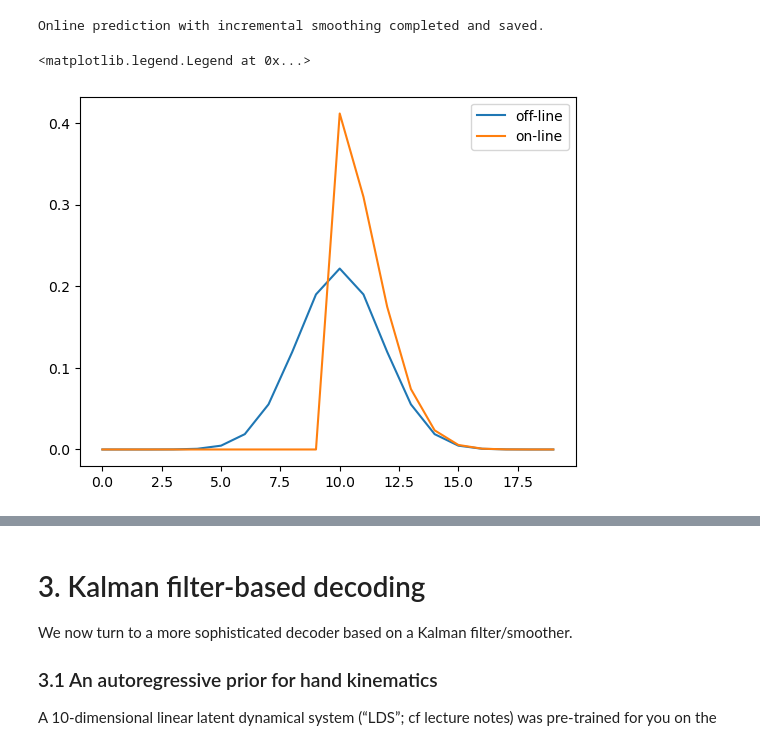
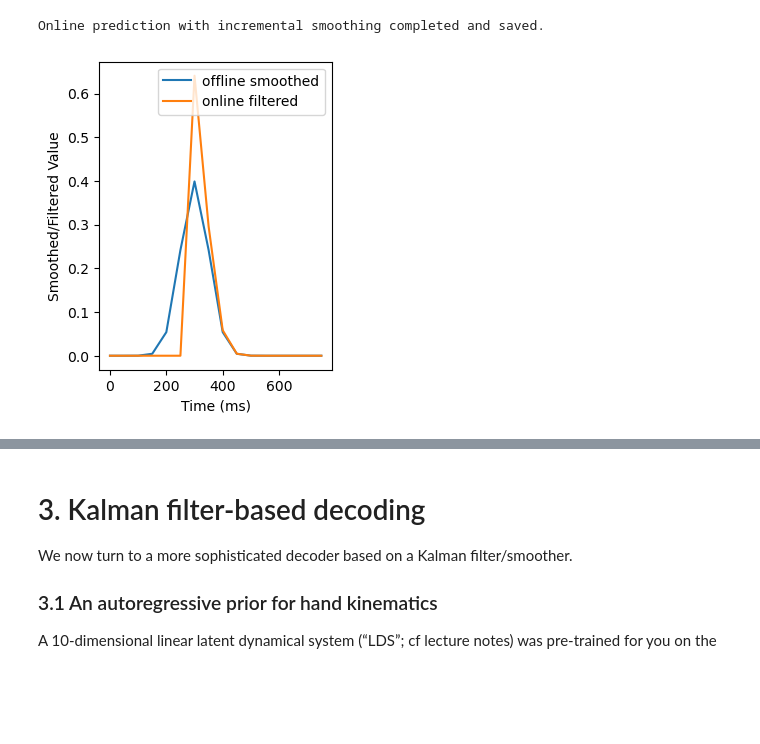
Before and after one commit to derek1909/4G10_CW2, a Jupyter notebook: 4G10-CW2-handout.ipynb, the cells around one changed output, grey strips where cells are left out. Cells and saved outputs as stored; diff of their text form; code cells hidden in the pictures; blank space fills up the shorter version.

```diff
--- a/4G10-CW2-handout.ipynb
+++ b/4G10-CW2-handout.ipynb
@@ -111,8 +111,8 @@ def ridge_regression(X, V, lambd):
     return W
 
 # Prepare data
-sigma = 1.0  # Set Gaussian smoothing window length (20ms, sigma=0.4) (80ms, sigma=1.6)
-lambda_reg = 0.8  # Regularization parameter
+sigma = 1.6  # Set Gaussian smoothing window length (20ms, sigma=0.4) (80ms, sigma=1.6)
+lambda_reg = 75 # Regularization parameter
 
 # Smooth training neural data
 smoothed_neural_train = gaussian_filter1d(neural_train, sigma=sigma, axis=2)
@@ -134,7 +134,7 @@ predicted_hand_test = W_star @ smoothed_neural_test_reshaped
 predicted_hand_test = predicted_hand_test.reshape(2, 100, T)
 
 # Save predictions
-# np.save(f'hand_test_s={sigma}_l={lambda_reg}.npy', predicted_hand_test.astype("float64"))
+np.save(f'hand_test_s={sigma}_l={lambda_reg}.npy', predicted_hand_test.astype("float64"))
 # %%
 from scipy.ndimage import gaussian_filter1d
 
@@ -193,26 +188,40 @@ print("Online prediction with incremental smoothing completed and saved.")
 # %% [output]
 Online prediction with incremental smoothing completed and saved.
 # %%
-test_zeros = np.zeros((20))
-test_zeros[10] = 1
-plt.plot(gaussian_filter1d(test_zeros, sigma=sigma),label='off-line')
+import numpy as np
+import matplotlib.pyplot as plt
+from scipy.ndimage import gaussian_filter1d
 
-
+# Define the data and smoothing function
 def online_gaussian_smooth(data, sigma, t):
     """Applies Gaussian smoothing up to time step t."""
     smoothed = gaussian_filter1d(data[:t+1], sigma=sigma, axis=0)
     return smoothed[t]  # Return the smoothed value at time t
 
+# Initialize data
+sigma = 1.0  # Example sigma value
+test_zeros = np.zeros((16))
+test_zeros[6] = 1
 
-test_zeros = np.zeros((20))
-test_zeros[10] = 1
-test_zeros_online = np.zeros((20))
-for t in range(20):  # Loop over each time step
-    # Smooth data incrementally up to time t
+# Apply offline Gaussian smoothing
+offline_smoothed = gaussian_filter1d(test_zeros, sigma=sigma)
+
+# Apply online Gaussian smoothing
+test_zeros_online = np.zeros((16))
+for t in range(16):  # Loop over each time step
     test_zeros_online[t] = online_gaussian_smooth(test_zeros, sigma, t)
 
-plt.plot(test_zeros_online,label='on-line')
+# Adjust x-axis values (multiply by 50)
+time_steps = np.arange(16) * 50
+
+# Plot the results
+plt.figure(figsize=(3, 4))
+plt.plot(time_steps, offline_smoothed, label='offline smoothed')
+plt.plot(time_steps, test_zeros_online, label='online filtered')
+plt.xlabel('Time (ms)')
+plt.ylabel('Smoothed/Filtered Value')
 plt.legend()
+# plt.title('Comparison of Online and Offline Gaussian Smoothing')
+plt.show()
 # %% [output]
-<matplotlib.legend.Legend at 0x...>
-[figure, old version]
+[figure, new version]
```
Also changed, not shown: parts of 2 cells of this notebook, 2 other files.
